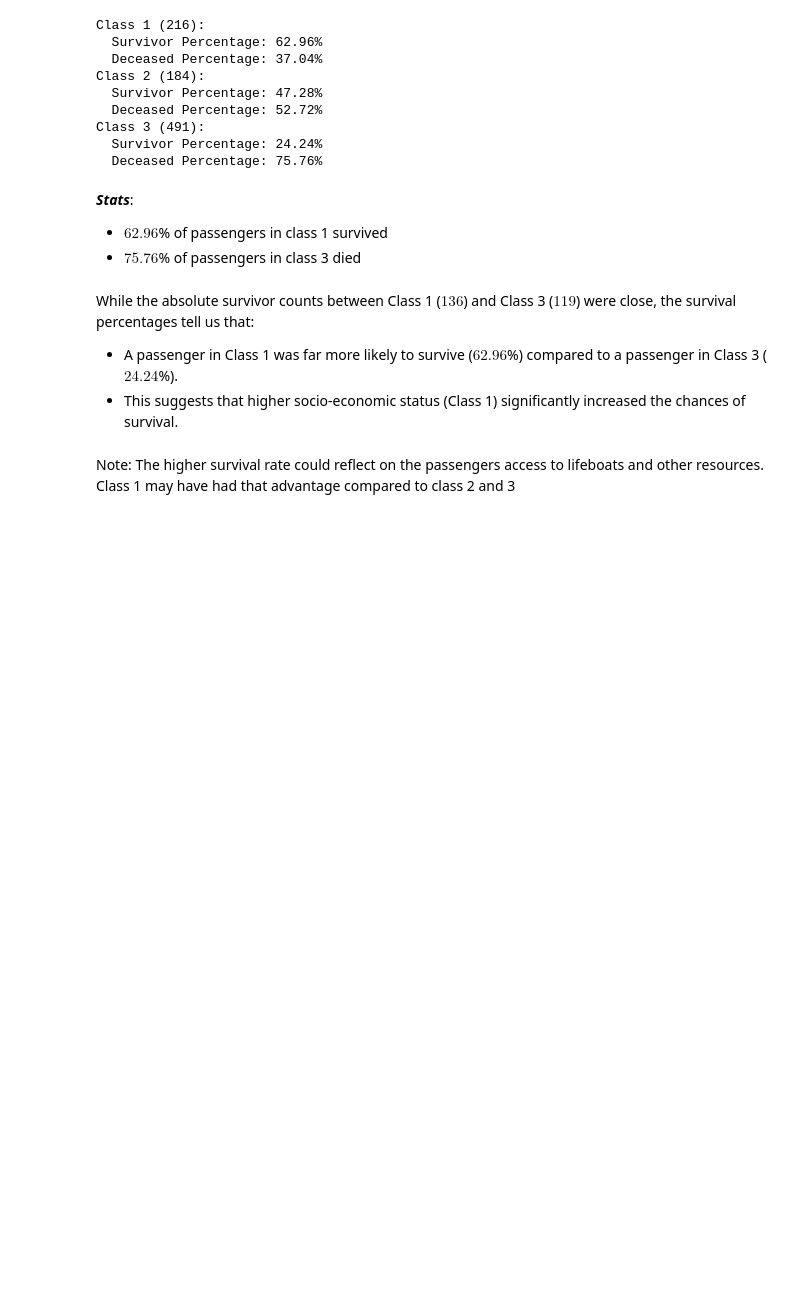
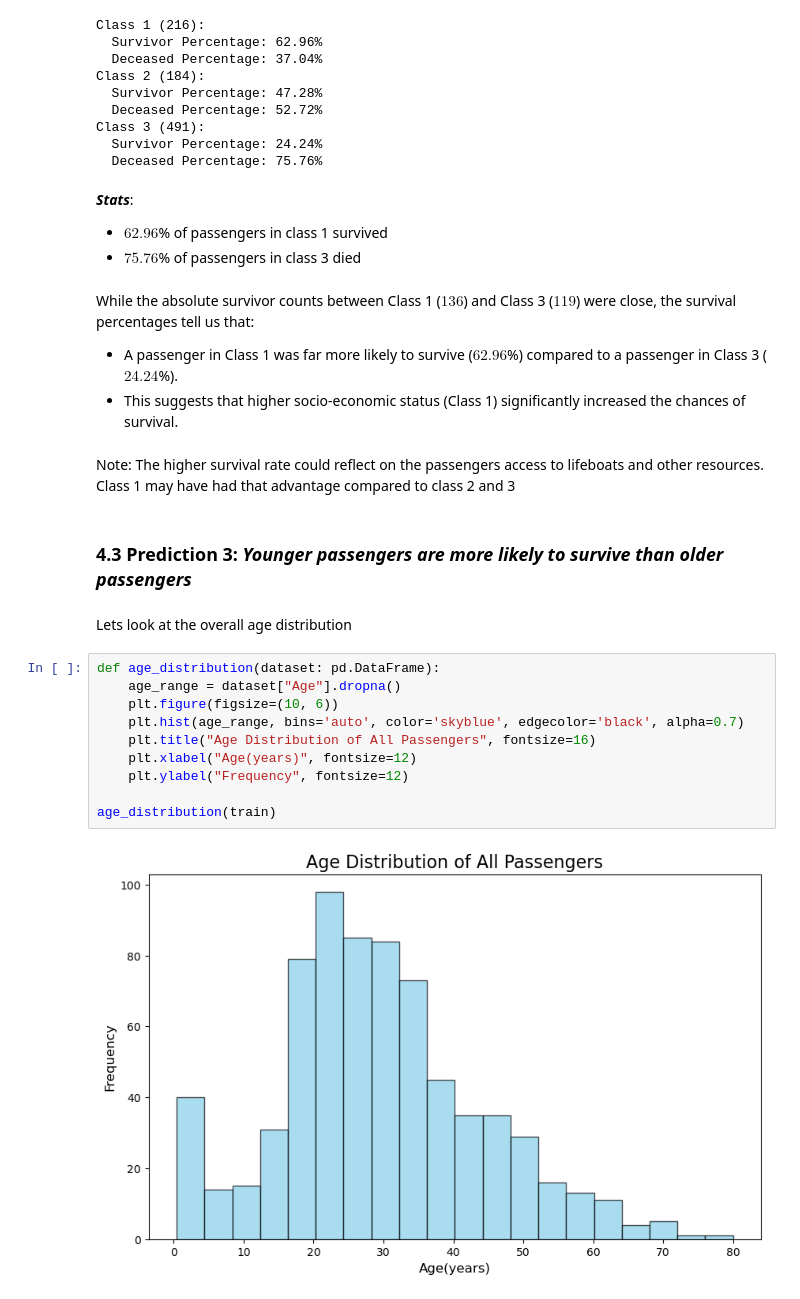
Before and after one commit to davidjoves/Predicting-Survival-from-the-Titanic, a Jupyter notebook: work.ipynb, the cells around one changed output. Saved outputs shown, nothing was run; the diff lists cells and outputs as text; blank space fills up the shorter version.

Commit message:
prediction 3

```diff
--- a/work.ipynb
+++ b/work.ipynb
@@ -362,3 +362,19 @@ While the absolute survivor counts between Class 1 ($136$) and Class 3 ($119$) w
 - This suggests that higher socio-economic status (Class 1) significantly increased the chances of survival.
 # %% [markdown]
 Note: The higher survival rate could reflect on the passengers access to lifeboats and other resources. Class 1 may have had that advantage compared to class 2 and 3
+# %% [markdown]
+### 4.3 Prediction 3: _Younger passengers are more likely to survive than older passengers_
+# %% [markdown]
+Lets look at the overall age distribution
+# %%
+def age_distribution(dataset: pd.DataFrame):
+    age_range = dataset["Age"].dropna()
+    plt.figure(figsize=(10, 6))
+    plt.hist(age_range, bins='auto', color='skyblue', edgecolor='black', alpha=0.7)
+    plt.title("Age Distribution of All Passengers", fontsize=16)
+    plt.xlabel("Age(years)", fontsize=12)
+    plt.ylabel("Frequency", fontsize=12)
+
+age_distribution(train)
+# %% [output]
+[figure, added]
```
Also changed, not shown: parts of 2 cells of this notebook.
